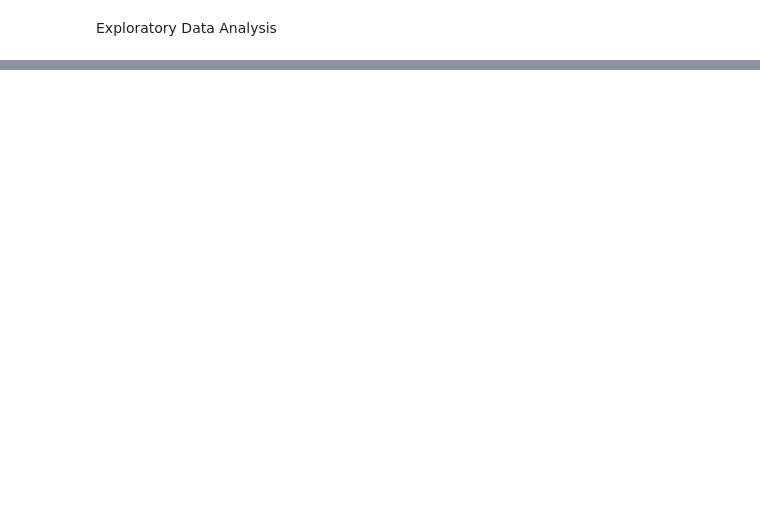
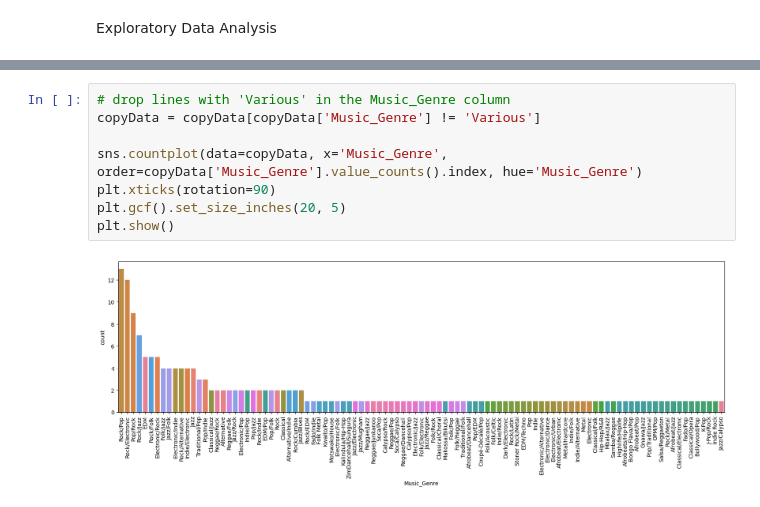
Before and after one commit to HenriqueGuima/music_festivals, a Jupyter notebook: main.ipynb, the cells around one changed output, grey strips where cells are left out. Saved outputs shown, nothing was run; the diff lists cells and outputs as text; blank space fills up the shorter version.

Commit message:
Data Cleaning and exploratory analysis

```diff
--- a/main.ipynb
+++ b/main.ipynb
@@ -27,0 +66,10 @@ Exploratory Data Analysis
+# %%
+# drop lines with 'Various' in the Music_Genre column
+copyData = copyData[copyData['Music_Genre'] != 'Various']
+
+sns.countplot(data=copyData, x='Music_Genre', order=copyData['Music_Genre'].value_counts().index, hue='Music_Genre')
+plt.xticks(rotation=90)
+plt.gcf().set_size_inches(20, 5)
+plt.show()
+# %% [output]
+[figure, added]
```
Also changed, not shown: parts of 15 cells of this notebook, 2 other files.
